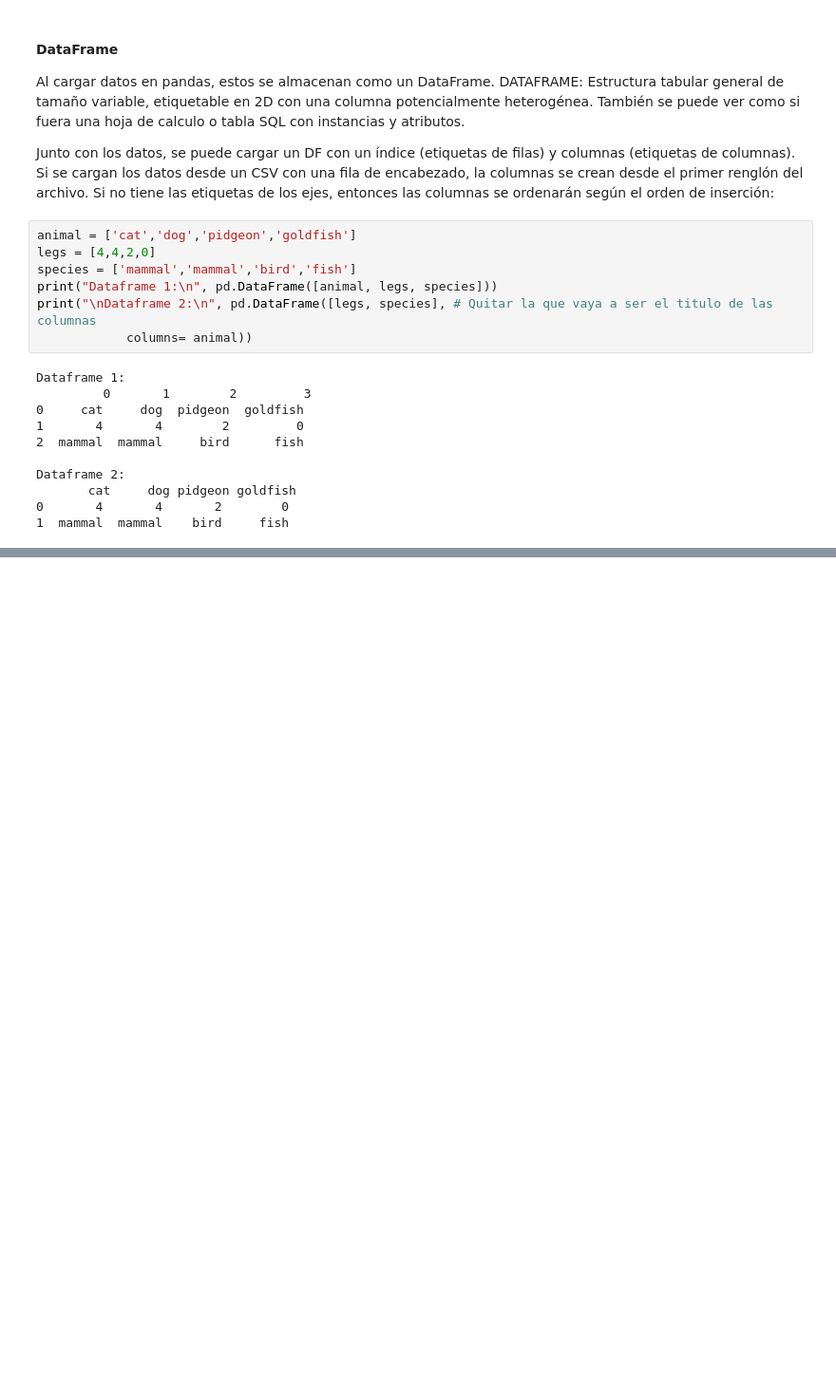
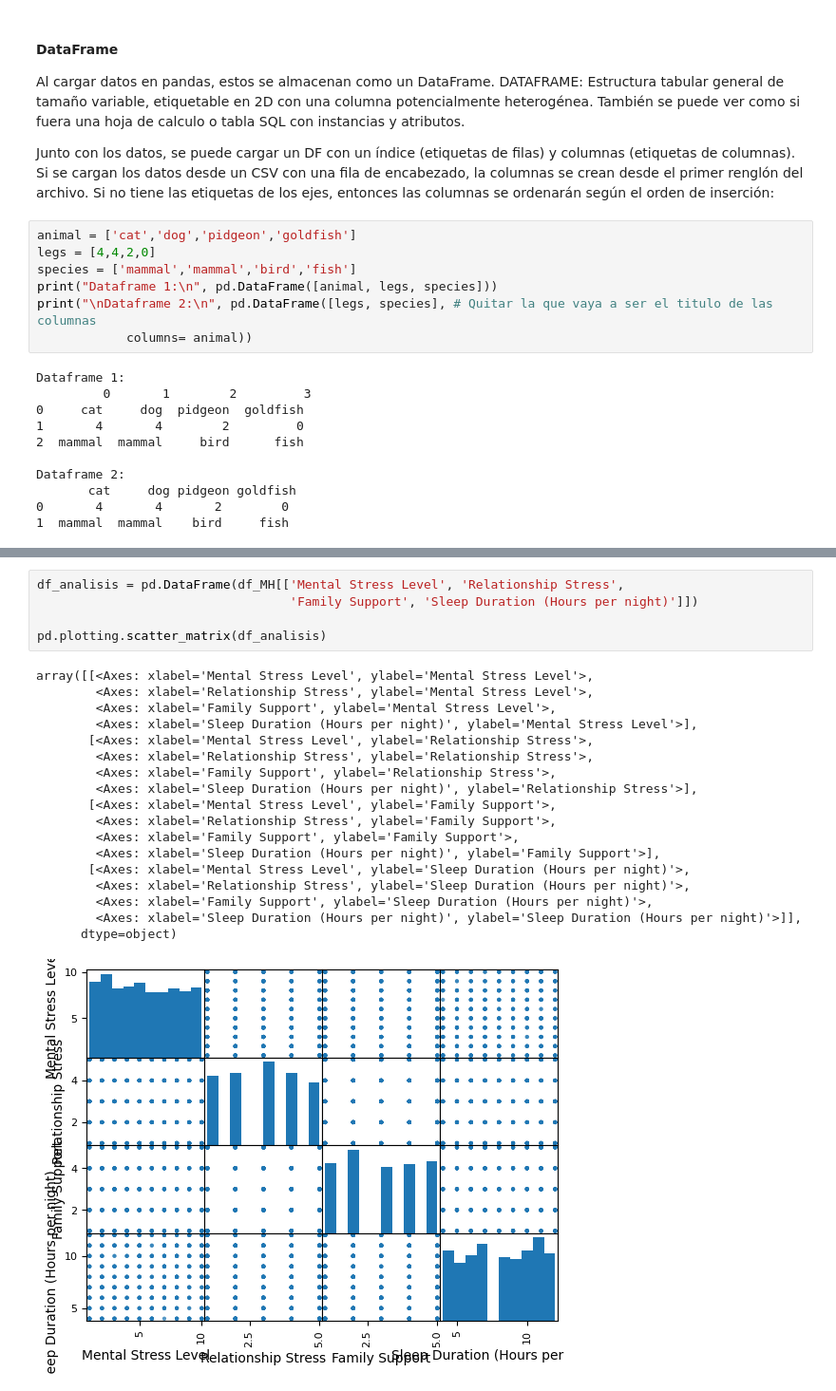
Before and after one commit to LindaFPayeras/MACHINE_LEARNING, a Jupyter notebook: Teoria_ML_AWS.ipynb, the cells around one changed output, grey strips where cells are left out. Shown at 95% size. Drawn from its saved outputs; the diff is of its cells as text; blank space fills up the shorter version.

```diff
--- a/Teoria_ML_AWS.ipynb
+++ b/Teoria_ML_AWS.ipynb
@@ -284,0 +271,24 @@ ValueError: could not convert string to float: ''
+# %%
+df_analisis = pd.DataFrame(df_MH[['Mental Stress Level', 'Relationship Stress',
+                                  'Family Support', 'Sleep Duration (Hours per night)']])
+
+pd.plotting.scatter_matrix(df_analisis)
+# %% [output]
+array([[<Axes: xlabel='Mental Stress Level', ylabel='Mental Stress Level'>,
+        <Axes: xlabel='Relationship Stress', ylabel='Mental Stress Level'>,
+        <Axes: xlabel='Family Support', ylabel='Mental Stress Level'>,
+        <Axes: xlabel='Sleep Duration (Hours per night)', ylabel='Mental Stress Level'>],
+       [<Axes: xlabel='Mental Stress Level', ylabel='Relationship Stress'>,
+        <Axes: xlabel='Relationship Stress', ylabel='Relationship Stress'>,
+        <Axes: xlabel='Family Support', ylabel='Relationship Stress'>,
+        <Axes: xlabel='Sleep Duration (Hours per night)', ylabel='Relationship Stress'>],
+       [<Axes: xlabel='Mental Stress Level', ylabel='Family Support'>,
+        <Axes: xlabel='Relationship Stress', ylabel='Family Support'>,
+        <Axes: xlabel='Family Support', ylabel='Family Support'>,
+        <Axes: xlabel='Sleep Duration (Hours per night)', ylabel='Family Support'>],
+       [<Axes: xlabel='Mental Stress Level', ylabel='Sleep Duration (Hours per night)'>,
+        <Axes: xlabel='Relationship Stress', ylabel='Sleep Duration (Hours per night)'>,
+        <Axes: xlabel='Family Support', ylabel='Sleep Duration (Hours per night)'>,
+        <Axes: xlabel='Sleep Duration (Hours per night)', ylabel='Sleep Duration (Hours per night)'>]],
+      dtype=object)
+[figure, added]
```
Also changed, not shown: parts of 7 cells of this notebook, 3 other files.
